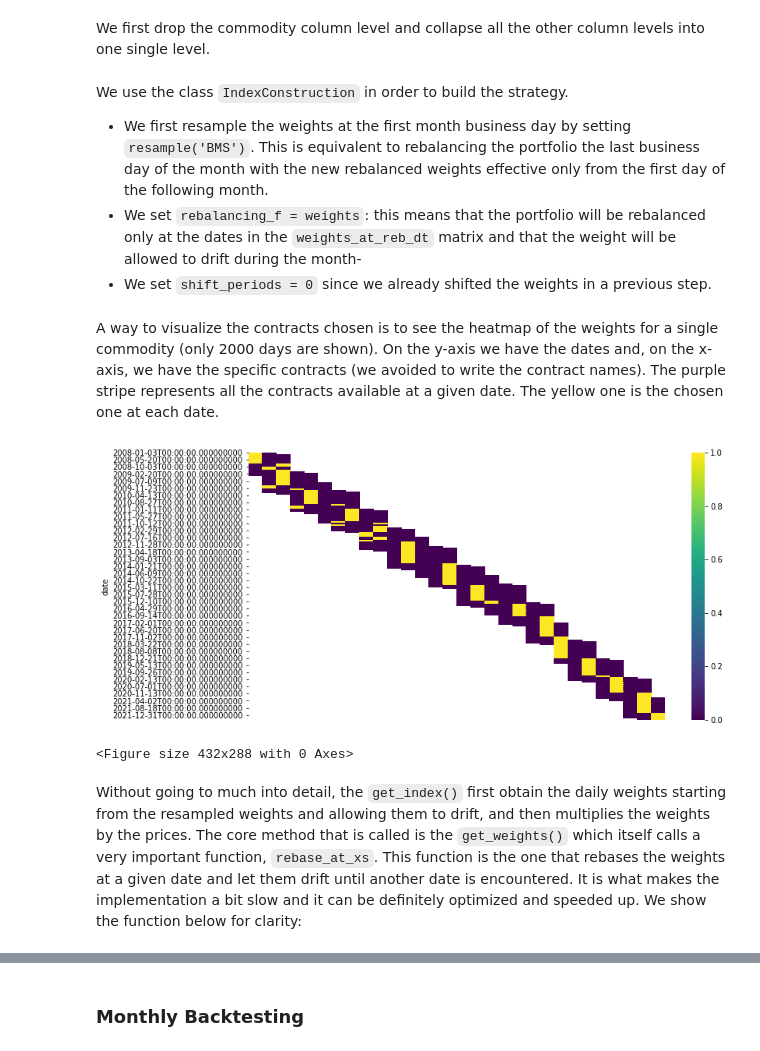
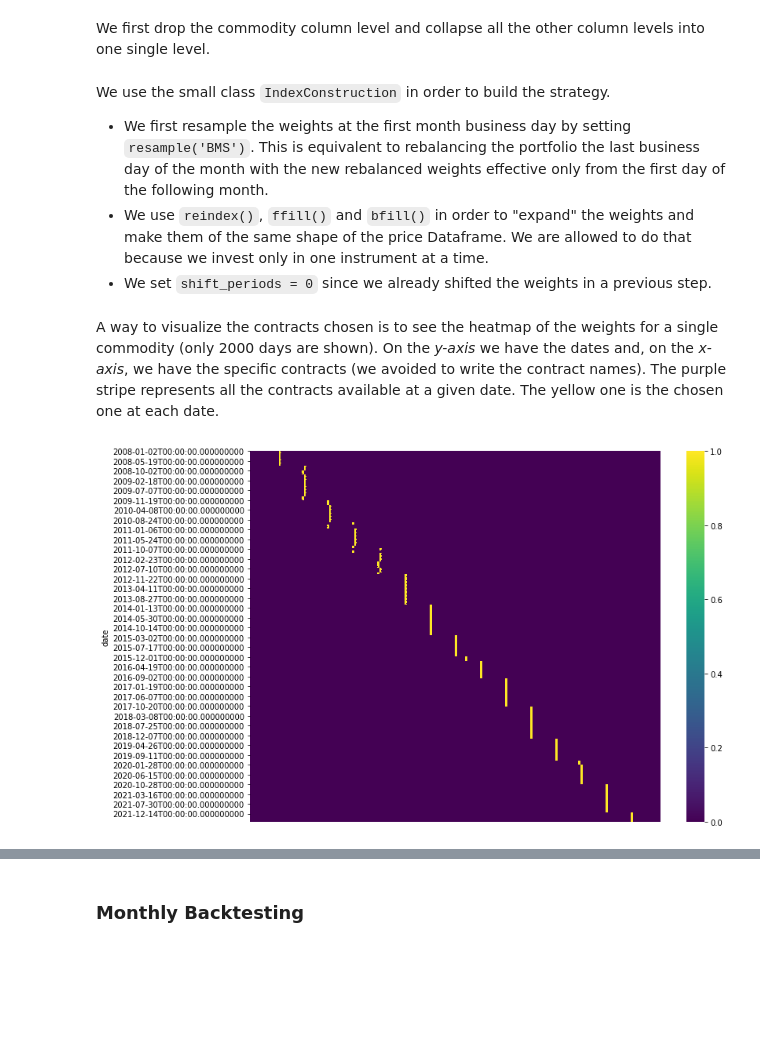
Before and after one commit to lucaberlanda/Magazzino, a Jupyter notebook: WisdomTreeAssignment.ipynb, the cells around one changed output, grey strips where cells are left out. Saved outputs shown, nothing was run; the diff lists cells and outputs as text; code cells hidden in the pictures; blank space fills up the shorter version.

```diff
--- a/WisdomTreeAssignment.ipynb
+++ b/WisdomTreeAssignment.ipynb
@@ -204,6 +223,13 @@ If we want to start from this section, download pickles:
 # %%
-# weights = pd.read_pickle('weights')
-# price_df = pd.read_pickle('price_df')
+start_from_here = False
+
+if start_from_here:
+    weights = pd.read_pickle('weights')
+    price_df = pd.read_pickle('price_df')
+
+else:
+    price_df = pd.concat(price_df_dict, axis=1)
+    weights = pd.concat(weights_dict, axis=1)
 # %% [markdown]
 ### Step by Step
 As we did before, we show the steps of the backtesting process. First we select our sample commodity, natural gas. Second, **we shift the weights one day forward**. Indeed, the information regarding the optimal roll yield will be only implemented at the end of the day and available the day after
@@ -228,21 +254,18 @@ prices.columns = prices.columns.droplevel(0)
 w.columns = ['_'.join(map(str, x)) for x in w.columns]
 prices.columns = ['_'.join(map(str, x)) for x in prices.columns]
 # %% [markdown]
-We use the class `IndexConstruction` in order to build the strategy.
+We use the small class `IndexConstruction` in order to build the strategy.
 - We first resample the weights at the first month business day by setting `resample('BMS')`. This is equivalent to rebalancing the portfolio the last business day of the month with the new rebalanced weights effective only from the first day of the following month.
-- We set `rebalancing_f = weights`: this means that the portfolio will be rebalanced only at the dates in the `weights_at_reb_dt` matrix and that the weight will be allowed to drift during the month-
+- We use `reindex()`, `ffill()` and `bfill()` in order to "expand" the weights and make them of the same shape of the price Dataframe. We are allowed to do that because we invest only in one instrument at a time.
 - We set `shift_periods = 0` since we already shifted the weights in a previous step.
 # %%
-weights_at_reb_dt = w.resample('BMS').first().fillna(0).copy()
+weights_at_reb_dt = w.resample('BMS').first().fillna(0).reindex(prices.index).ffill().bfill()
 # %%
-idx_cls = IndexConstruction(prices, weights_at_reb_dt.T, name='strategy', rebalancing_f='weights', shift_periods=0)
+idx_cls = IndexConstruction(prices, weights_at_reb_dt.T, name='strategy', shift_periods=0)
 idx_cls.get_index()
 # %% [markdown]
-A way to visualize the contracts chosen is to see the heatmap of the weights for a single commodity (only 2000 days are shown). On the y-axis we have the dates and, on the x-axis, we have the specific contracts (we avoided to write the contract names). The purple stripe represents all the contracts available at a given date. The yellow one is the chosen one at each date.
+A way to visualize the contracts chosen is to see the heatmap of the weights for a single commodity (only 2000 days are shown). On the *y-axis* we have the dates and, on the *x-axis*, we have the specific contracts (we avoided to write the contract names). The purple stripe represents all the contracts available at a given date. The yellow one is the chosen one at each date.
 # %%
-idx_cls.plot_weights(heatmap=True)
+idx_cls.plot_weights()
 # %% [output]
-[figure, old version]
+[figure, new version]
-<Figure size 432x288 with 0 Axes>
-# %% [markdown]
-Without going to much into detail, the `get_index()` first obtain the daily weights starting from the resampled weights and allowing them to drift, and then multiplies the weights by the prices. The core method that is called is the `get_weights()` which itself calls a very important function, `rebase_at_xs`. This function is the one that rebases the weights at a given date and let them drift until another date is encountered. It is what makes the implementation a bit slow and it can be definitely optimized and speeded up. We show the function below for clarity:
```
Also changed, not shown: parts of 33 cells of this notebook, 2 other files.
